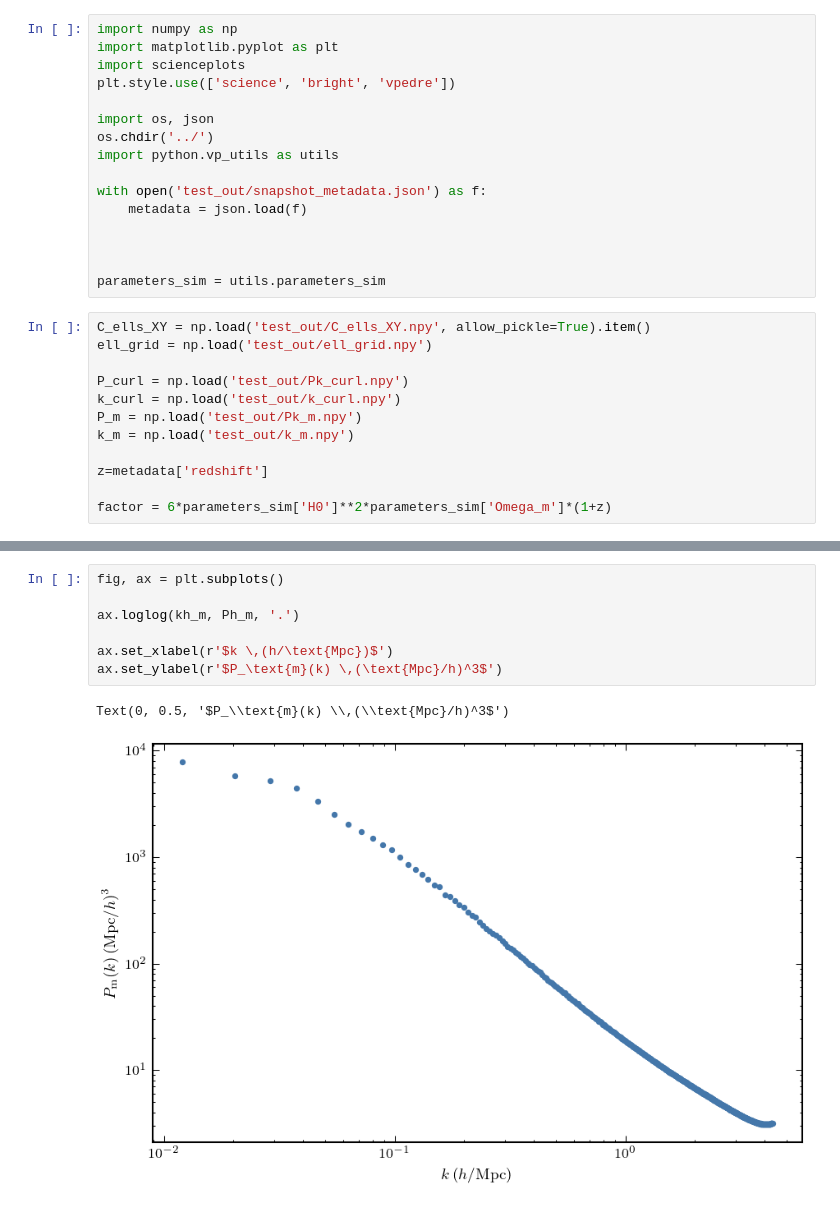
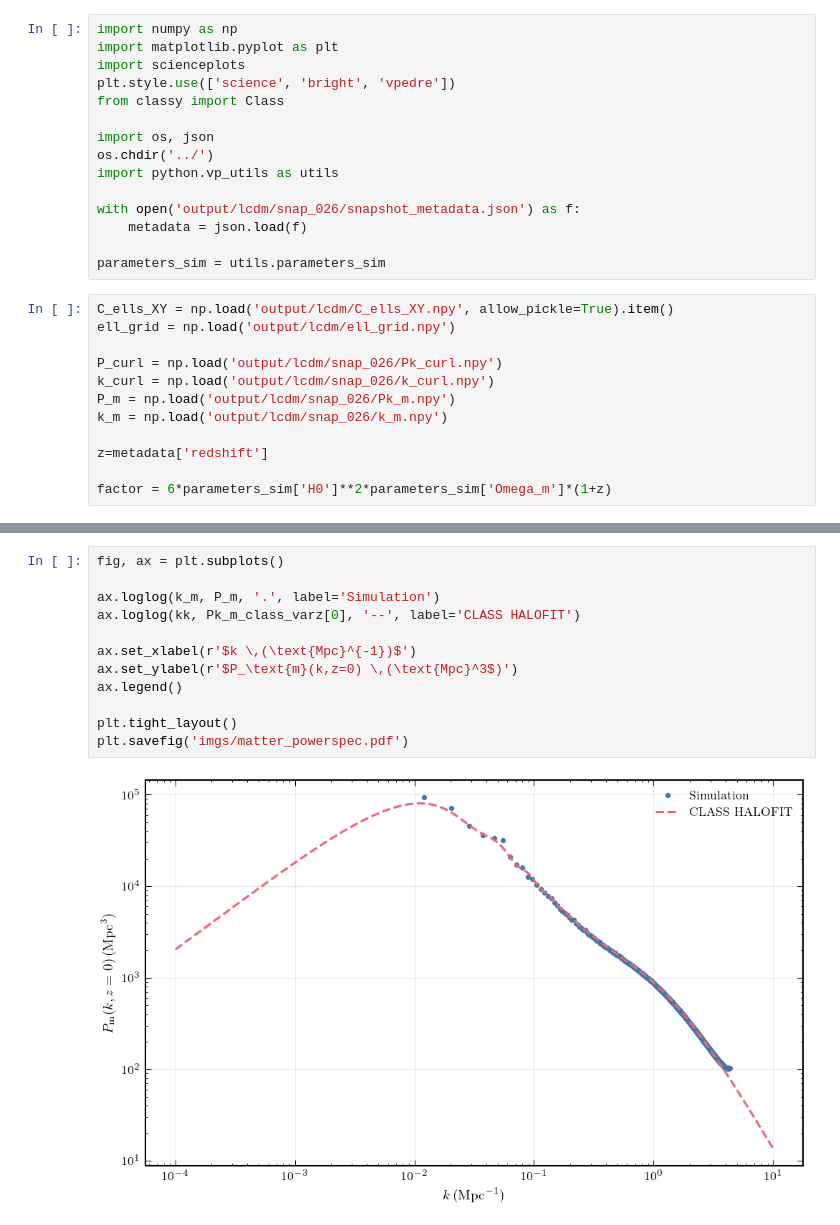
Before and after one commit to vPedreros/gravitomagnetic, a Jupyter notebook: notebooks/reading.ipynb, the cells around one changed output, grey strips where cells are left out. Saved outputs shown, nothing was run; the diff lists cells and outputs as text.

```diff
--- a/notebooks/reading.ipynb
+++ b/notebooks/reading.ipynb
@@ -3,25 +3,24 @@ import numpy as np
 import matplotlib.pyplot as plt
 import scienceplots
 plt.style.use(['science', 'bright', 'vpedre'])
+from classy import Class
 
 import os, json
 os.chdir('../')
 import python.vp_utils as utils
 
-with open('test_out/snapshot_metadata.json') as f:
+with open('output/lcdm/snap_026/snapshot_metadata.json') as f:
     metadata = json.load(f)
 
-
-
 parameters_sim = utils.parameters_sim
 # %%
-C_ells_XY = np.load('test_out/C_ells_XY.npy', allow_pickle=True).item()
-ell_grid = np.load('test_out/ell_grid.npy')
+C_ells_XY = np.load('output/lcdm/C_ells_XY.npy', allow_pickle=True).item()
+ell_grid = np.load('output/lcdm/ell_grid.npy')
 
-P_curl = np.load('test_out/Pk_curl.npy')
-k_curl = np.load('test_out/k_curl.npy')
-P_m = np.load('test_out/Pk_m.npy')
-k_m = np.load('test_out/k_m.npy')
+P_curl = np.load('output/lcdm/snap_026/Pk_curl.npy')
+k_curl = np.load('output/lcdm/snap_026/k_curl.npy')
+P_m = np.load('output/lcdm/snap_026/Pk_m.npy')
+k_m = np.load('output/lcdm/snap_026/k_m.npy')
 
 z=metadata['redshift']
 
@@ -57,11 +115,15 @@ plt.show()
 # %%
 fig, ax = plt.subplots()
 
-ax.loglog(kh_m, Ph_m, '.')
+ax.loglog(k_m, P_m, '.', label='Simulation')
+ax.loglog(kk, Pk_m_class_varz[0], '--', label='CLASS HALOFIT')
 
-ax.set_xlabel(r'$k \,(h/\text{Mpc})$')
-ax.set_ylabel(r'$P_\text{m}(k) \,(\text{Mpc}/h)^3$')
+ax.set_xlabel(r'$k \,(\text{Mpc}^{-1})$')
+ax.set_ylabel(r'$P_\text{m}(k,z=0) \,(\text{Mpc}^3$)')
+ax.legend()
+
+plt.tight_layout()
+plt.savefig('imgs/matter_powerspec.pdf')
 # %% [output]
-Text(0, 0.5, '$P_\\text{m}(k) \\,(\\text{Mpc}/h)^3$')
-[figure, old version]
+[figure, new version]
 # %%
```
Also changed, not shown: parts of 5 cells of this notebook.
